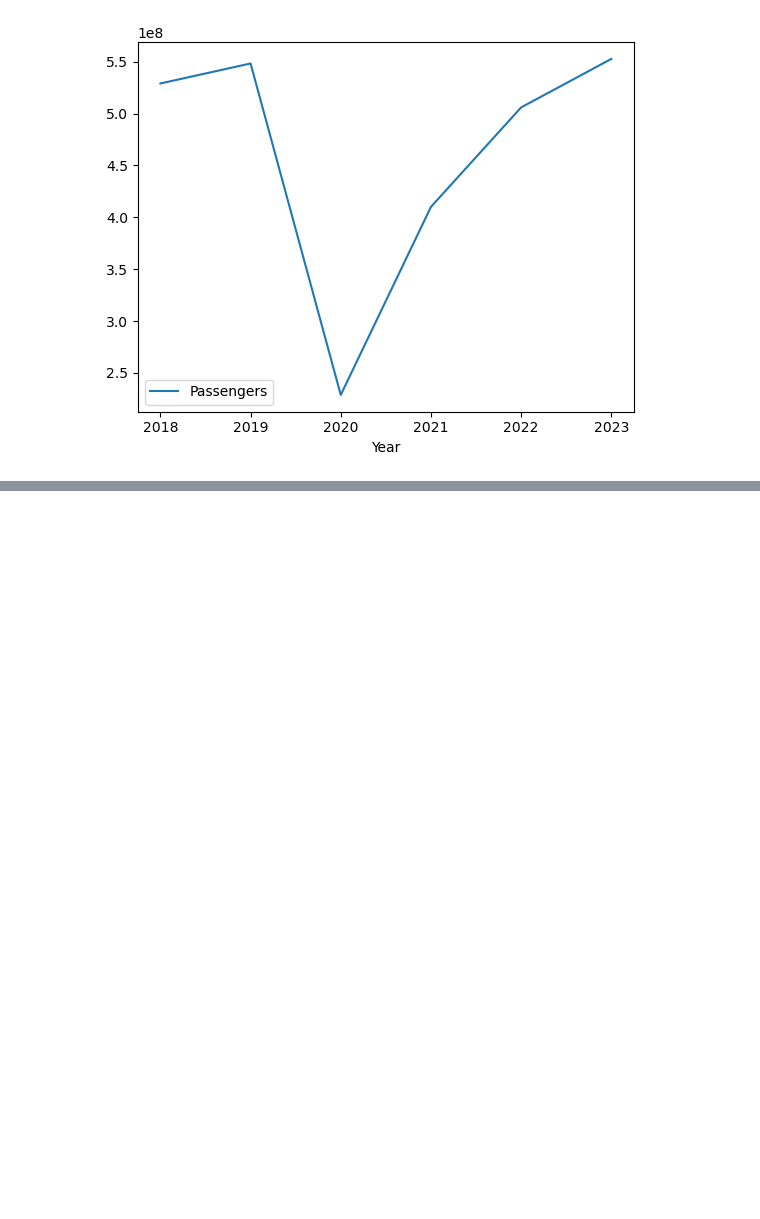
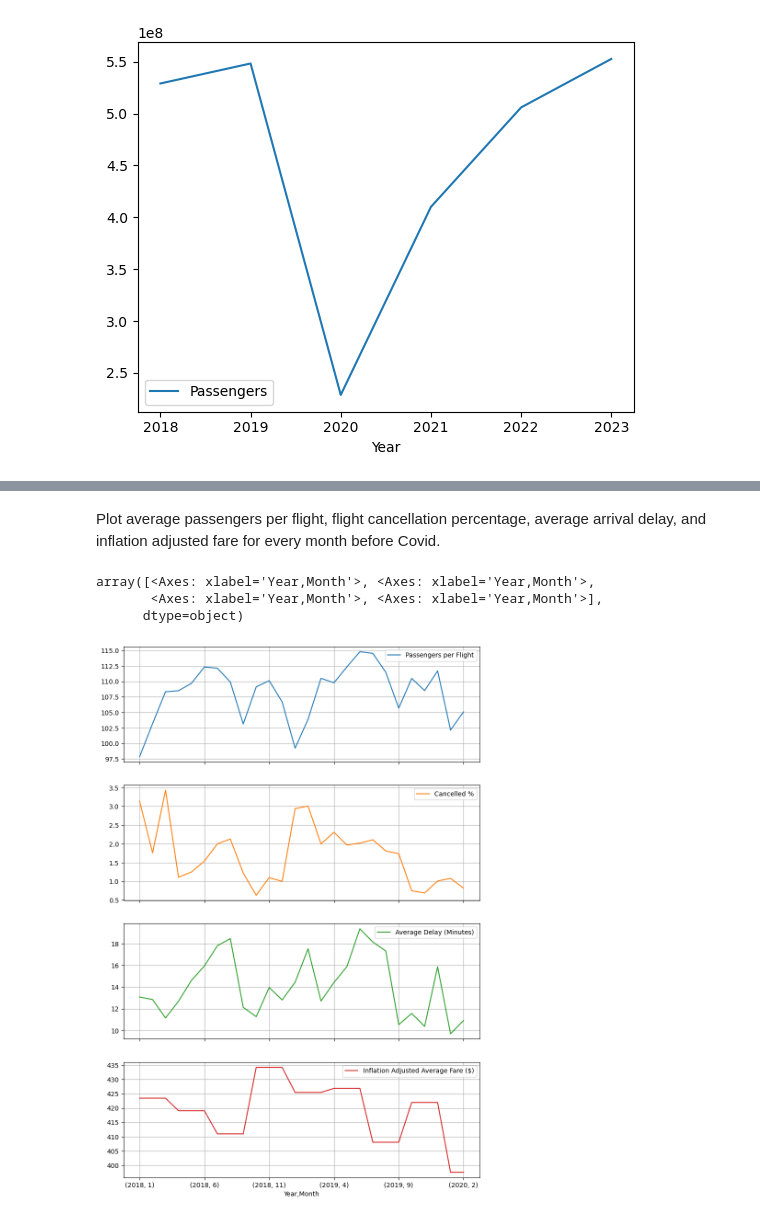
Before and after one commit to silas-ph/Group_6_EDA, a Jupyter notebook: p1_flight_data_analysis.ipynb, the cells around one changed output, grey strips where cells are left out. Drawn from its saved outputs; the diff is of its cells as text; code cells hidden in the pictures; blank space fills up the shorter version.

```diff
--- a/p1_flight_data_analysis.ipynb
+++ b/p1_flight_data_analysis.ipynb
@@ -1108,0 +1066,16 @@ plt.show()
+# %% [markdown]
+Plot average passengers per flight, flight cancellation percentage, average arrival delay, and inflation adjusted fare for every month before Covid.
+# %%
+df_before_monthly_means = df_before[['Year',
+                                     'Month',
+                                     'Passengers per Flight',
+                                     'Cancelled %',
+                                     'Average Delay (Minutes)',
+                                     'Inflation Adjusted Average Fare ($)']].groupby(['Year','Month']).mean().round(2)
+
+df_before_monthly_means.plot(subplots=True, grid=True, figsize=(10,15))
+# %% [output]
+array([<Axes: xlabel='Year,Month'>, <Axes: xlabel='Year,Month'>,
+       <Axes: xlabel='Year,Month'>, <Axes: xlabel='Year,Month'>],
+      dtype=object)
+[figure, added]
```
Also changed, not shown: parts of 48 cells of this notebook.
